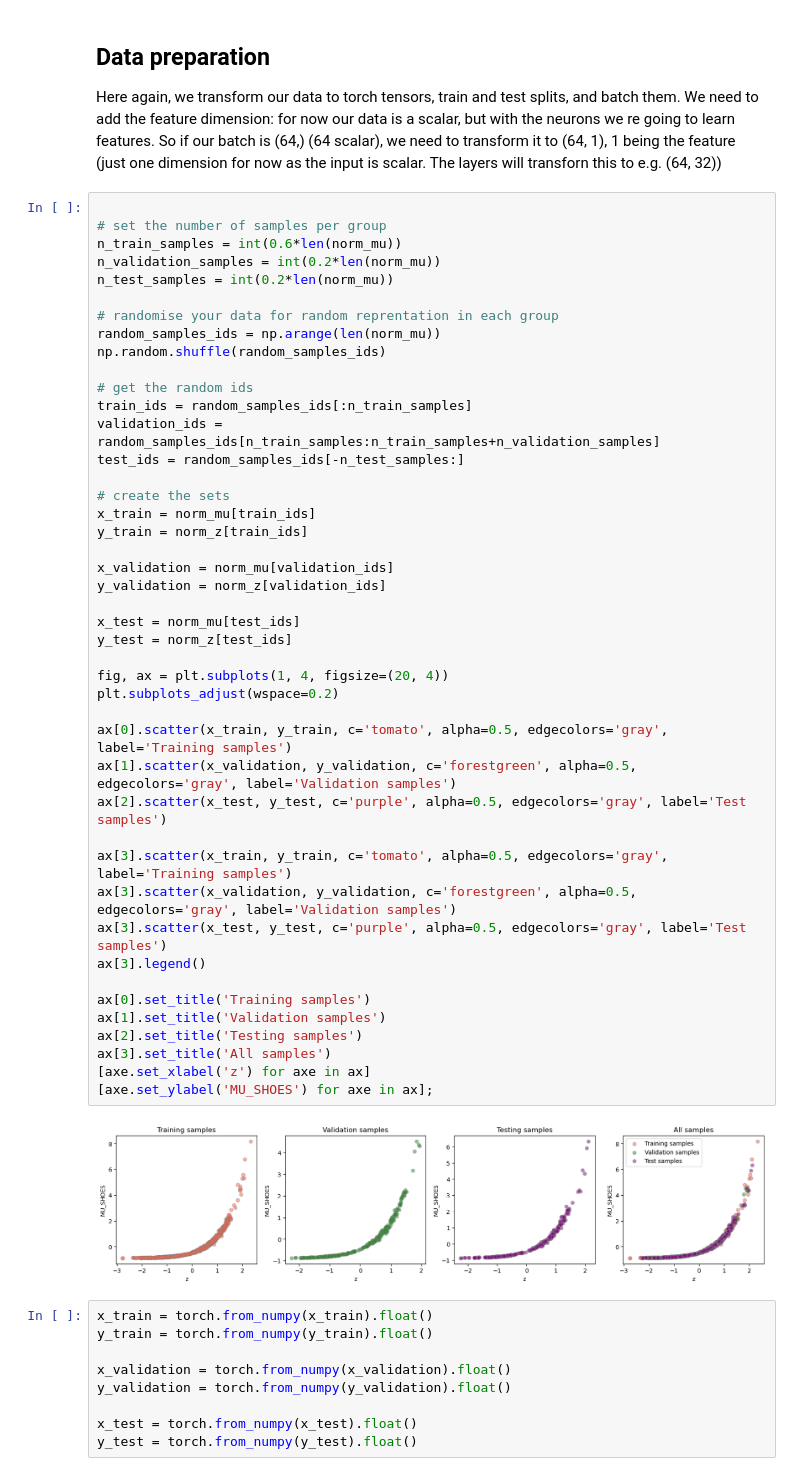
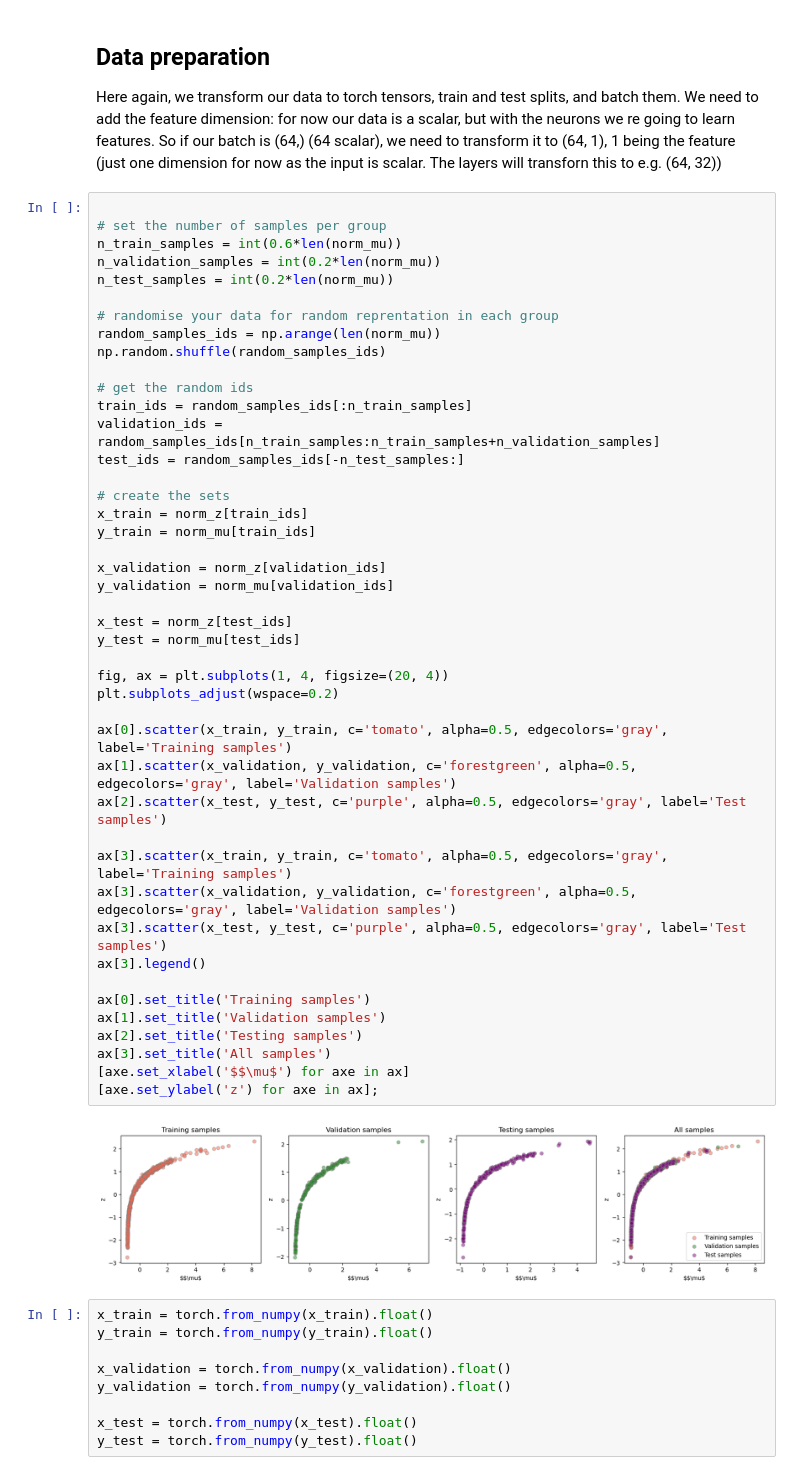
Before and after one commit to mhuertascompany/euclid-school-2026, a Jupyter notebook: Y1/notebooks/2-non_linear_regression.ipynb, the cells around one changed output. Drawn from its saved outputs; the diff is of its cells as text.

```diff
--- a/Y1/notebooks/2-non_linear_regression.ipynb
+++ b/Y1/notebooks/2-non_linear_regression.ipynb
@@ -84,42 +84,42 @@ n_test_samples = int(0.2*len(norm_mu))
 # randomise your data for random reprentation in each group
 random_samples_ids = np.arange(len(norm_mu))
 np.random.shuffle(random_samples_ids)
 
 # get the random ids
 train_ids = random_samples_ids[:n_train_samples]
 validation_ids = random_samples_ids[n_train_samples:n_train_samples+n_validation_samples]
 test_ids = random_samples_ids[-n_test_samples:]
 
 # create the sets
-x_train = norm_mu[train_ids]
-y_train = norm_z[train_ids]
+x_train = norm_z[train_ids]
+y_train = norm_mu[train_ids]
 
-x_validation = norm_mu[validation_ids]
-y_validation = norm_z[validation_ids]
+x_validation = norm_z[validation_ids]
+y_validation = norm_mu[validation_ids]
 
-x_test = norm_mu[test_ids]
-y_test = norm_z[test_ids]
+x_test = norm_z[test_ids]
+y_test = norm_mu[test_ids]
 
 fig, ax = plt.subplots(1, 4, figsize=(20, 4))
 plt.subplots_adjust(wspace=0.2)
 
 ax[0].scatter(x_train, y_train, c='tomato', alpha=0.5, edgecolors='gray', label='Training samples')
 ax[1].scatter(x_validation, y_validation, c='forestgreen', alpha=0.5, edgecolors='gray', label='Validation samples')
 ax[2].scatter(x_test, y_test, c='purple', alpha=0.5, edgecolors='gray', label='Test samples')
 
 ax[3].scatter(x_train, y_train, c='tomato', alpha=0.5, edgecolors='gray', label='Training samples')
 ax[3].scatter(x_validation, y_validation, c='forestgreen', alpha=0.5, edgecolors='gray', label='Validation samples')
 ax[3].scatter(x_test, y_test, c='purple', alpha=0.5, edgecolors='gray', label='Test samples')
 ax[3].legend()
 
 ax[0].set_title('Training samples')
 ax[1].set_title('Validation samples')
 ax[2].set_title('Testing samples')
 ax[3].set_title('All samples')
-[axe.set_xlabel('z') for axe in ax]
-[axe.set_ylabel('MU_SHOES') for axe in ax];
+[axe.set_xlabel('$$\mu$') for axe in ax]
+[axe.set_ylabel('z') for axe in ax];
 # %% [output]
-[figure, old version]
+[figure, new version]
 # %%
 x_train = torch.from_numpy(x_train).float()
 y_train = torch.from_numpy(y_train).float()
```
Also changed, not shown: parts of 5 cells of this notebook.
